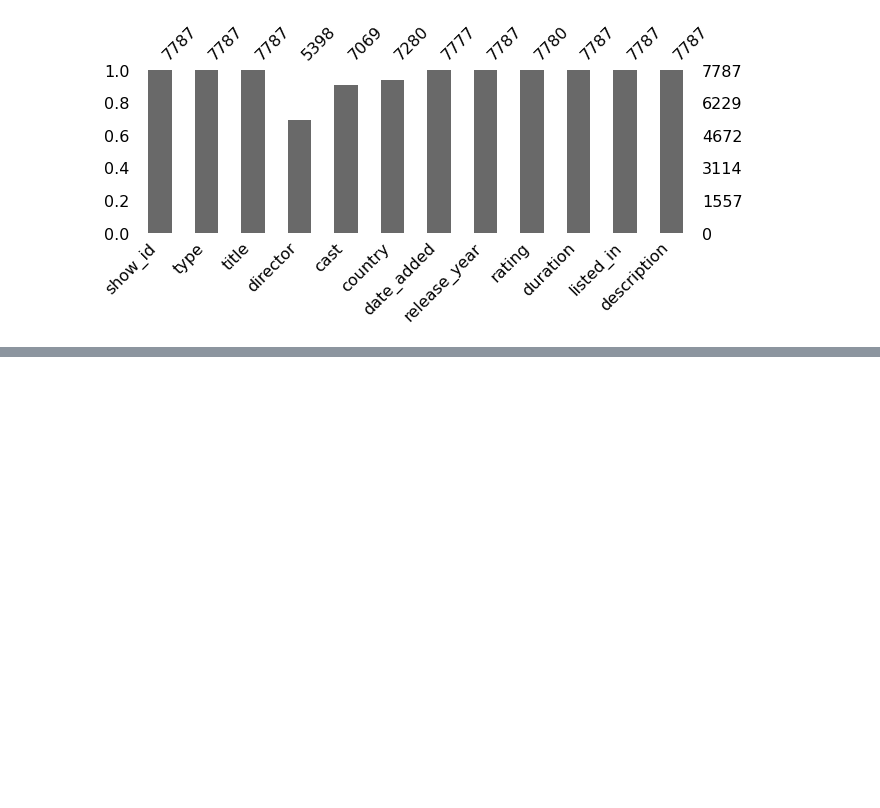
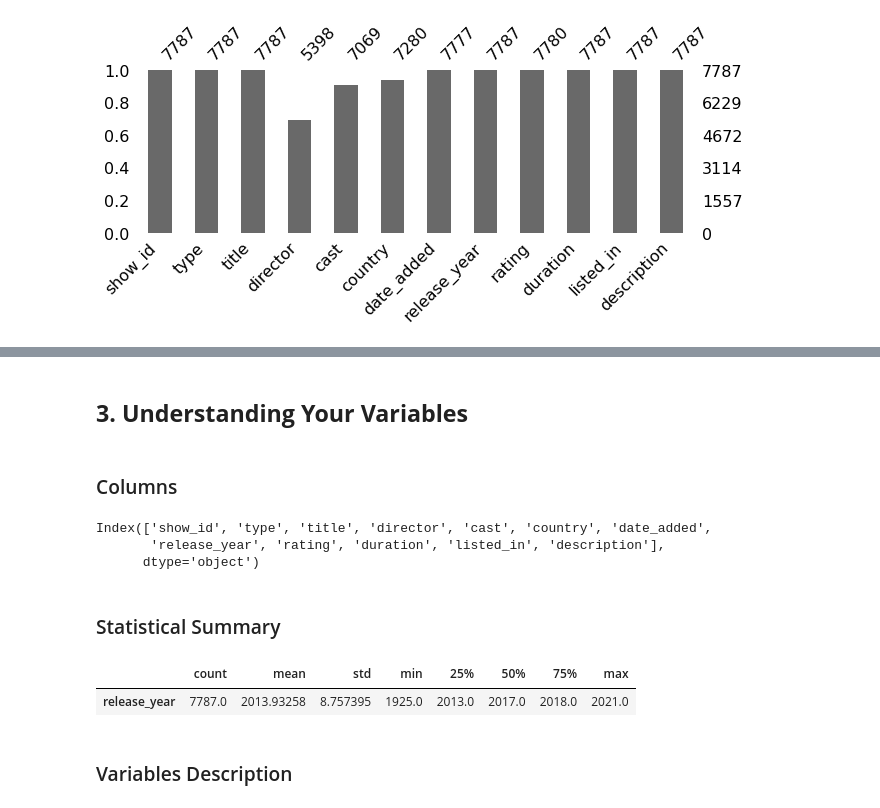
Before and after one commit to Navneet2409/netflix-movies-and-tv-shows-clustering, a Jupyter notebook: Netflix_Notebook_Navneet_Keshri.ipynb, the cells around one changed output, grey strips where cells are left out. Cells and saved outputs as stored; diff of their text form; code cells hidden in the pictures; blank space fills up the shorter version.

```diff
--- a/Netflix_Notebook_Navneet_Keshri.ipynb
+++ b/Netflix_Notebook_Navneet_Keshri.ipynb
@@ -243,0 +263,21 @@ msno.bar(netflix_df, figsize=(10,3))
+# %% [markdown]
+## **3. Understanding Your Variables**
+# %% [markdown]
+###  Columns
+# %%
+# Dataset Columns
+netflix_df.columns
+# %% [output]
+Index(['show_id', 'type', 'title', 'director', 'cast', 'country', 'date_added',
+       'release_year', 'rating', 'duration', 'listed_in', 'description'],
+      dtype='object')
+# %% [markdown]
+###  Statistical Summary
+# %%
+# Dataset Describe    (used to get statistics of numerical columns)
+netflix_df.describe().T
+# %% [output]
+|  | count | mean | std | min | 25% | 50% | 75% | max |
+| release_year | 7787.0 | 2013.93258 | 8.757395 | 1925.0 | 2013.0 | 2017.0 | 2018.0 | 2021.0 |
+# %% [markdown]
+###  Variables Description
```
Also changed, not shown: parts of 10 cells of this notebook.
